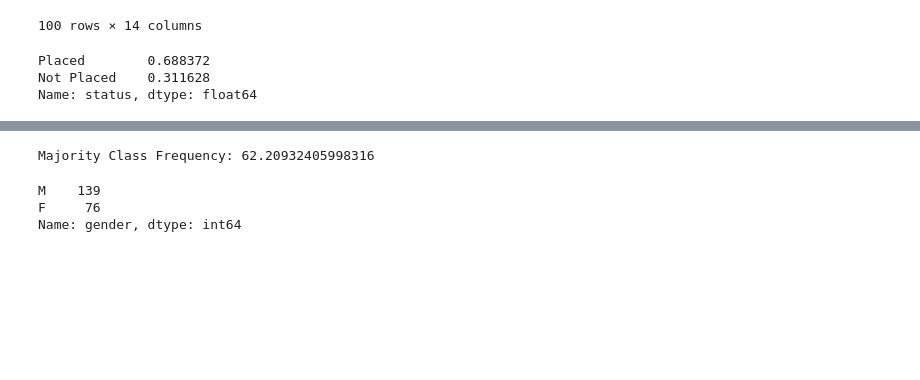
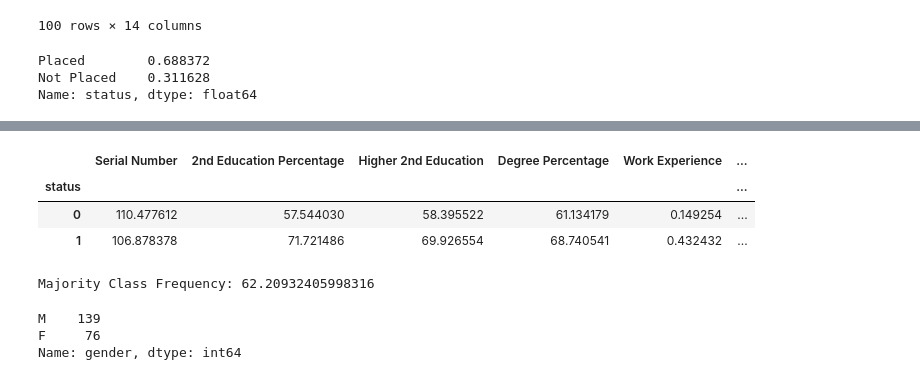
Before and after one commit to fataik1/JainUniversityProject, a Jupyter notebook: Updated_Jain_University_LS_DS_231_assignment.ipynb, the cells around one changed output, grey strips where cells are left out. Drawn from its saved outputs; the diff is of its cells as text; code cells hidden in the pictures; blank space fills up the shorter version.

```diff
--- a/Updated_Jain_University_LS_DS_231_assignment.ipynb
+++ b/Updated_Jain_University_LS_DS_231_assignment.ipynb
@@ -143,3 +204,10 @@ data['status'].replace(to_replace ="Not Placed",
+# %%
+data.groupby('status').mean()
+# %% [output]
+|  | Serial Number | 2nd Education Percentage | Higher 2nd Education | Degree Percentage | Work Experience | ... |
+| status |  |  |  |  |  | ... |
+| 0 | 110.477612 | 57.544030 | 58.395522 | 61.134179 | 0.149254 | ... |
+| 1 | 106.878378 | 71.721486 | 69.926554 | 68.740541 | 0.432432 | ... |
 # %%
 data['salary']=data['salary'].fillna(0)
 # %%
```
Also changed, not shown: parts of 17 cells of this notebook.
